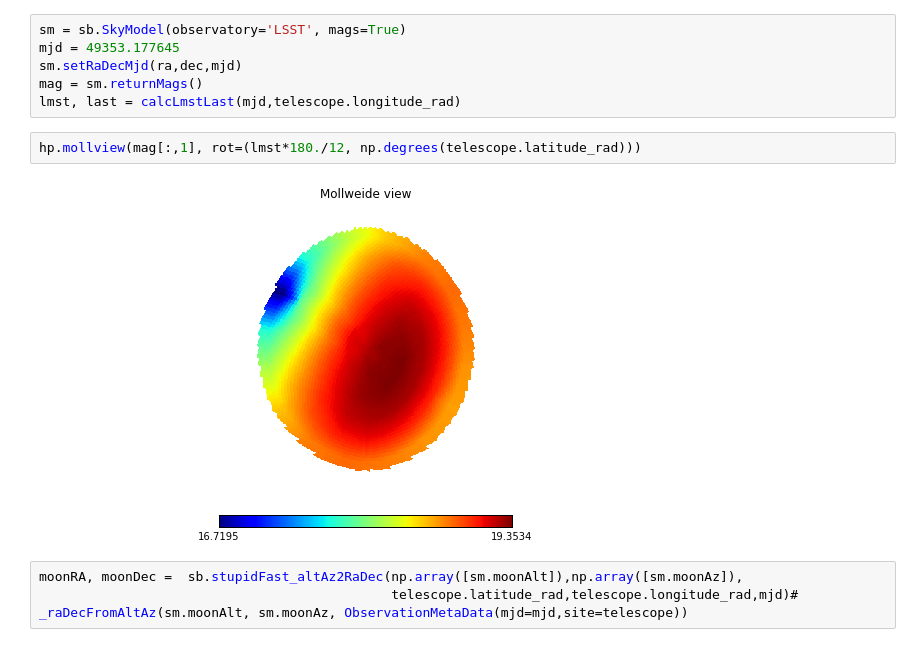
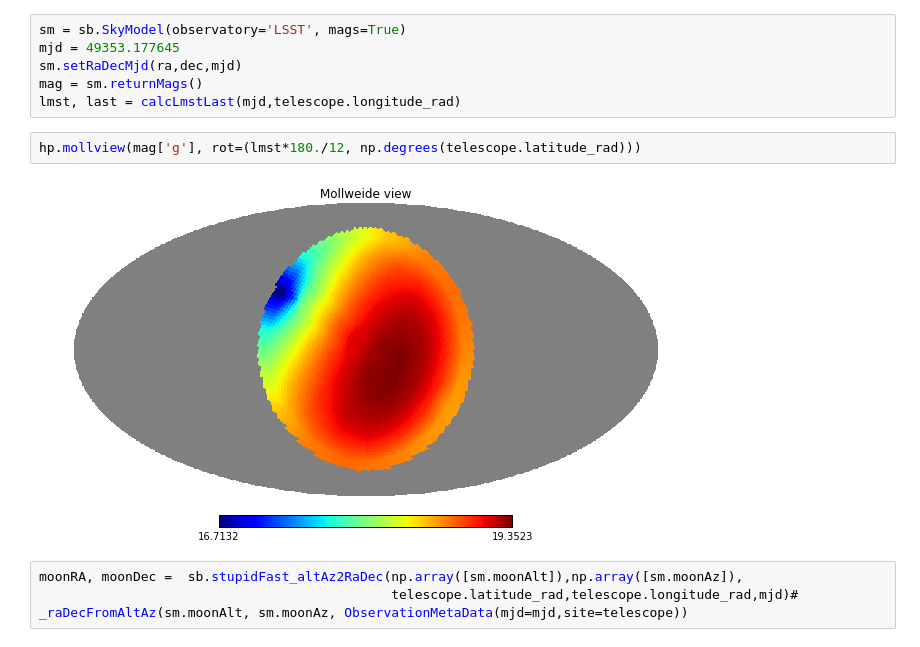
Before and after one commit to lsst-sims/legacy_sims_skybrightness, a Jupyter notebook: doc/Sky_Model_demo.ipynb, the cells around one changed output. Drawn from its saved outputs; the diff is of its cells as text.

```diff
--- a/doc/Sky_Model_demo.ipynb
+++ b/doc/Sky_Model_demo.ipynb
@@ -254,9 +253,9 @@ sm.setRaDecMjd(ra,dec,mjd)
 mag = sm.returnMags()
 lmst, last = calcLmstLast(mjd,telescope.longitude_rad)
 # %%
-hp.mollview(mag[:,1], rot=(lmst*180./12, np.degrees(telescope.latitude_rad)))
+hp.mollview(mag['g'], rot=(lmst*180./12, np.degrees(telescope.latitude_rad)))
 # %% [output]
-[figure, old version]
+[figure, new version]
 # %%
 moonRA, moonDec =  sb.stupidFast_altAz2RaDec(np.array([sm.moonAlt]),np.array([sm.moonAz]),
                                              telescope.latitude_rad,telescope.longitude_rad,mjd)# _raDecFromAltAz(sm.moonAlt, sm.moonAz, ObservationMetaData(mjd=mjd,site=telescope))
```
Also changed, not shown: parts of 9 cells of this notebook, 2 other files.
